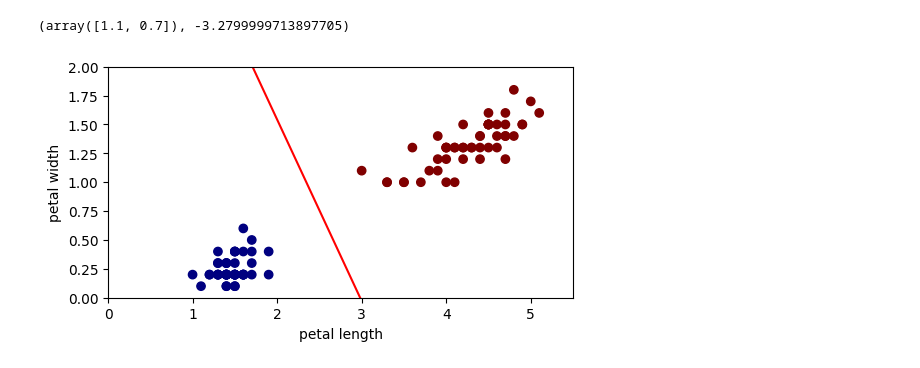
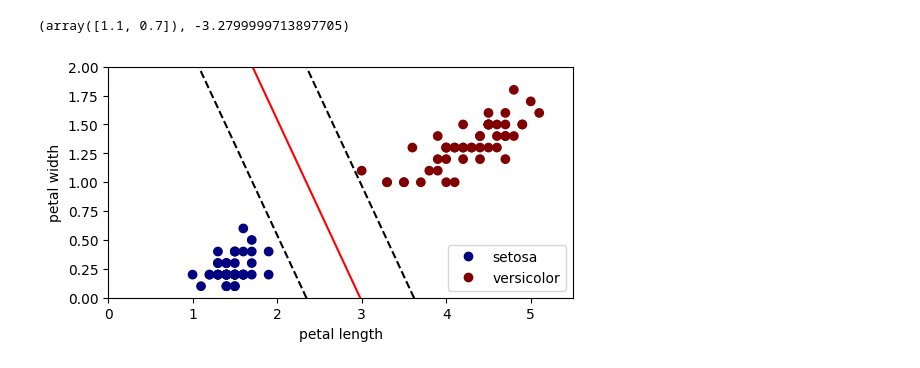
Before and after one commit to Manish-Kumar-9782/Tutorials-, a Jupyter notebook: Python DataScience/Aug 2023/Support Vector.ipynb, the cells around one changed output. Saved outputs shown, nothing was run; the diff lists cells and outputs as text; code cells hidden in the pictures.

```diff
--- a/Python DataScience/Aug 2023/Support Vector.ipynb
+++ b/Python DataScience/Aug 2023/Support Vector.ipynb
@@ -74,7 +75,7 @@ plt.show()
 # %% [markdown]
 ## Creating the SVC Model
 # %%
-svc_clf = SVC(kernel="linear", degree=1)
+svc_clf = SVC(kernel="linear", degree=1, C=1)
 # %%
 svc_clf.fit(data_x, data_y)
 # %% [output]
@@ -96,15 +97,25 @@ w,b
 ## m = w[0]/w[1]
 ## c = c/w[1]
 x0 = np.linspace(0,6.0,100)
-y = -(w[0]/w[1])*x0 - b/w[1]
+
+y = -(w[0]*x0 + b)/w[1]
+
+#
 # %%
 fig, ax = plt.subplots(figsize=(6,3))
-ax.scatter(data_x["petal length"], data_x["petal width"], c=data_y, cmap='jet')
+scatter =  ax.scatter(data_x["petal length"], data_x["petal width"], c=data_y, cmap='jet')
+legends, labels = scatter.legend_elements()
+ax.legend(legends, ['setosa', 'versicolor'])
+
+
 
 ax.plot(x0,y, color='red')
+ax.plot(x0,y+1, "k--")
+ax.plot(x0,y-1, "k--")
+
 ax.set_xlabel("petal length")
 ax.set_ylabel("petal width")
 ax.axis([0,5.5, 0, 2])
 plt.show()
 # %% [output]
-[figure, old version]
+[figure, new version]
```
Also changed, not shown: parts of 16 cells of this notebook.
